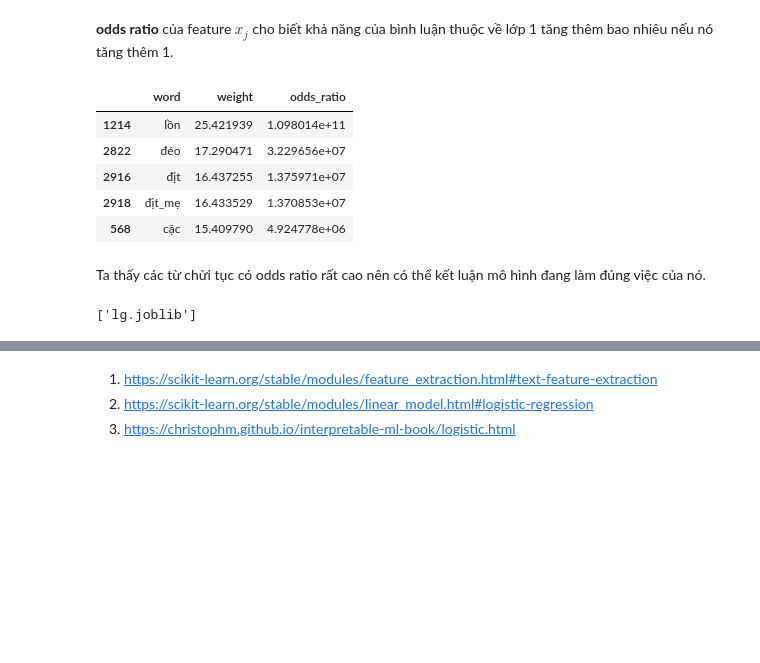
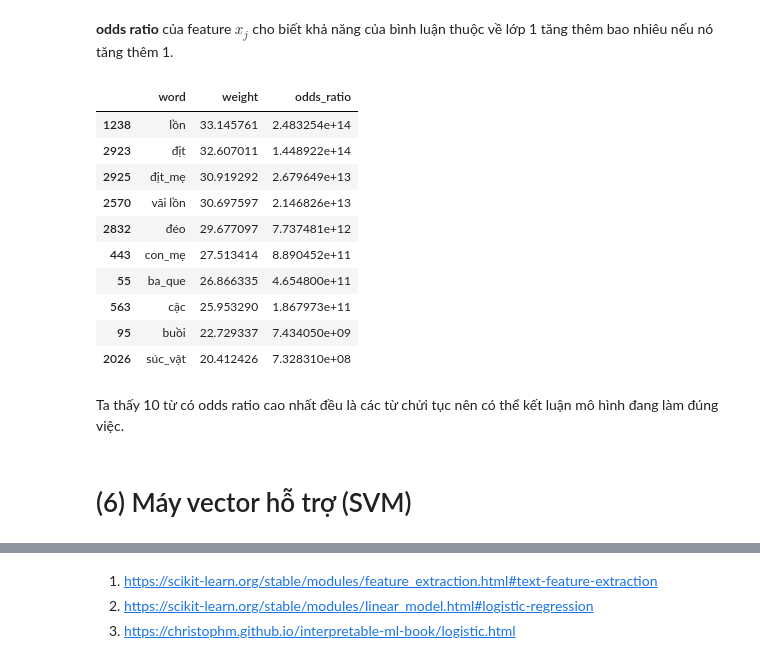
Before and after one commit to phuocvtran/toxiclassifier, a Jupyter notebook: notebook.ipynb, the cells around one changed output, grey strips where cells are left out. Saved outputs shown, nothing was run; the diff lists cells and outputs as text; code cells hidden in the pictures; blank space fills up the shorter version.

```diff
--- a/notebook.ipynb
+++ b/notebook.ipynb
@@ -333,7 +297,6 @@ Cả hai phương pháp tốt nhất khi $C \approx 1.8$ nhưng f1-score của L
 # %%
 lg = LogisticRegression(random_state=41,
                         solver="liblinear",
-                        C=1.8,
+                        C=i,
                         penalty="l1",
                         max_iter=1000)
-lg.fit(X_train_vec, y_train)
@@ -375,14 +302,0 @@ from sklearn.model_selection import StratifiedKFold
-# %%
-kX = vectorizer.transform(X.comment.values).toarray()
-skf = StratifiedKFold(n_splits=10)
-train_f1 = []
-valid_f1 = []
-for i, (train, valid) in enumerate(skf.split(kX, y)):
-    print(f"[FOLD {i + 1}]")
-    lg.fit(kX[train], y[train])
-    y_tp = lg.predict(kX[train])
-    y_vp = lg.predict(kX[valid])
-    train_f1.append(f1_score(y[train], y_tp))
-    valid_f1.append(f1_score(y[valid], y_vp))
-    print(f"Train f1: {train_f1[-1]}")
-    print(f"Valid f1: {valid_f1[-1]}\n")
@@ -417,3 +327,0 @@ Với 10-fold ta thấy kết quả mô hình là vào khoảng $0.81\pm0.01$.
-# %%
-X_f = vectorizer.transform(X.comment.values).toarray()
-lg.fit(X_f, y)
@@ -424,0 +328,2 @@ LogisticRegression(C=1.8, class_weight=None, dual=False, fit_intercept=True,
+# %%
+lg.fit(X_vec, y)
@@ -473,18 +380,20 @@ dic = {"word": vectorizer.get_feature_names(),
        "odds_ratio": np.exp(lg.coef_[0])}
 table = pd.DataFrame(dic)
 # %%
-table.sort_values(by=["odds_ratio"], axis=0, ascending=False).head()
+table.sort_values(by=["odds_ratio"], axis=0, ascending=False).head(10)
 # %% [output]
 |  | word | weight | odds_ratio |
-| 1214 | lồn | 25.421939 | 1.098014e+11 |
-| 2822 | đéo | 17.290471 | 3.229656e+07 |
-| 2916 | địt | 16.437255 | 1.375971e+07 |
-| 2918 | địt_mẹ | 16.433529 | 1.370853e+07 |
-| 568 | cặc | 15.409790 | 4.924778e+06 |
+| 1238 | lồn | 33.145761 | 2.483254e+14 |
+| 2923 | địt | 32.607011 | 1.448922e+14 |
+| 2925 | địt_mẹ | 30.919292 | 2.679649e+13 |
+| 2570 | vãi lồn | 30.697597 | 2.146826e+13 |
+| 2832 | đéo | 29.677097 | 7.737481e+12 |
+| 443 | con_mẹ | 27.513414 | 8.890452e+11 |
+| 55 | ba_que | 26.866335 | 4.654800e+11 |
+| 563 | cặc | 25.953290 | 1.867973e+11 |
+| 95 | buồi | 22.729337 | 7.434050e+09 |
+| 2026 | súc_vật | 20.412426 | 7.328310e+08 |
 # %% [markdown]
-Ta thấy các từ chửi tục có odds ratio rất cao nên có thể kết luận mô hình đang làm đúng việc của nó.
+Ta thấy 10 từ có odds ratio cao nhất đều là các từ chửi tục nên có thể kết luận mô hình đang làm đúng việc.
-# %%
-from joblib import dump
-dump(lg, 'lg.joblib')
-# %% [output]
-['lg.joblib']
+# %% [markdown]
+# (6) Máy vector hỗ trợ (SVM)<a name="svm"></a>
```
Also changed, not shown: parts of 55 cells of this notebook, 1 other file.
